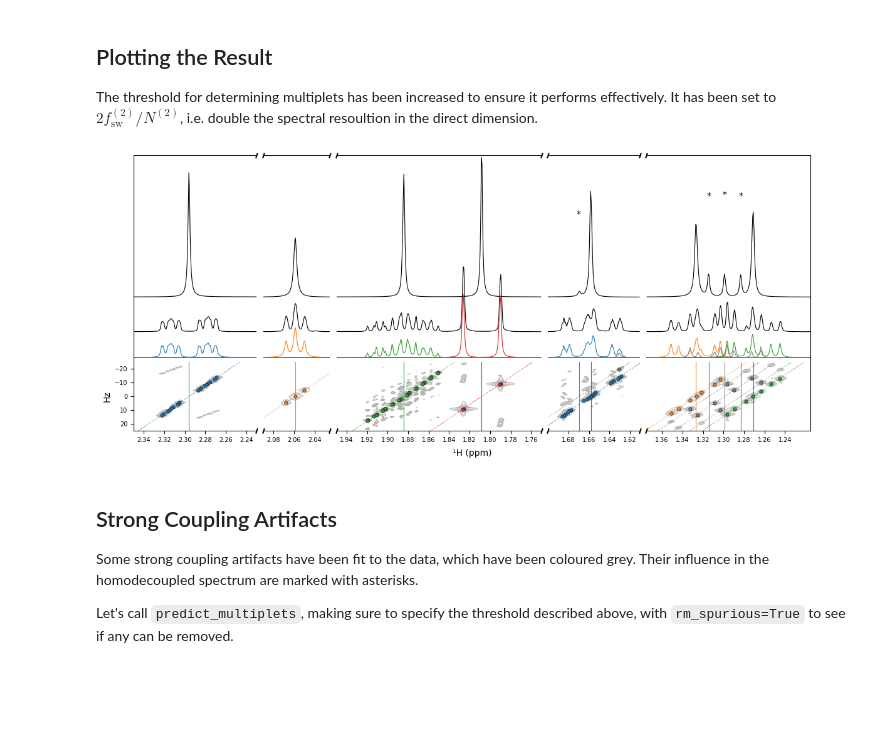
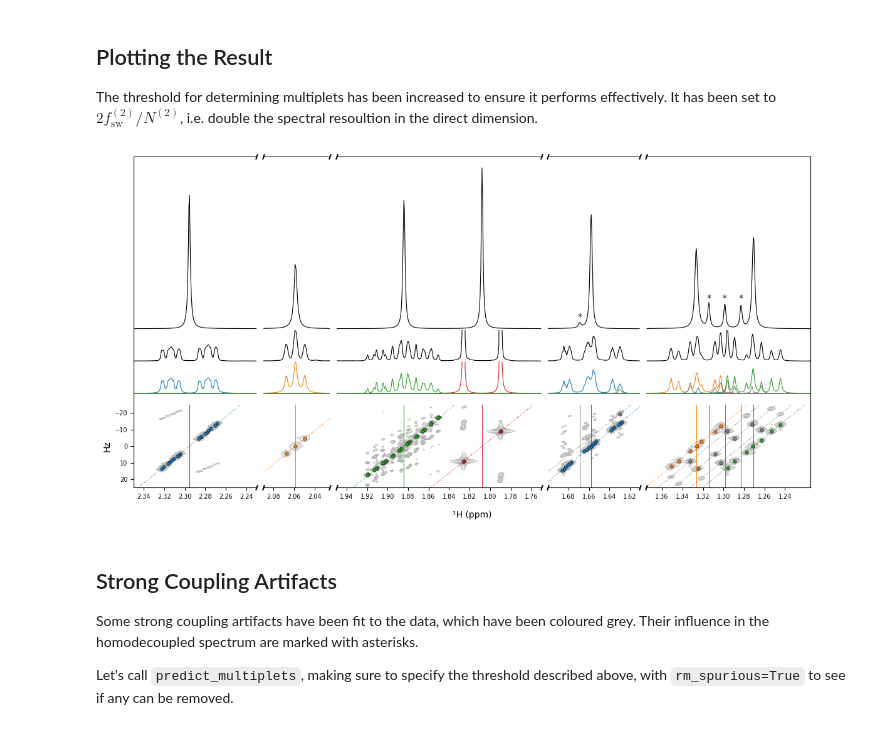
Before and after one commit to foroozandehgroup/cupid-data, a Jupyter notebook: code/camphor/camphor.ipynb, the cells around one changed output. Cells and saved outputs as stored; diff of their text form; code cells hidden in the pictures; blank space fills up the shorter version.

```diff
--- a/code/camphor/camphor.ipynb
+++ b/code/camphor/camphor.ipynb
@@ -85,7 +85,7 @@ default_plot_kwargs = dict(
     multiplet_thold=mp_thold,
     multiplet_lw=0.8,
     marker_size=15.0,
-    figsize=(12.0, 5.0),
+    figsize=(12.0, 6.0),
     axes_left=0.05,
     axes_right=0.95,
     axes_bottom=0.1,
@@ -95,6 +95,8 @@ default_plot_kwargs = dict(
     contour_nlevels=10,
     contour_color="#b0b0b0",
     ratio_1d_2d=(3.0, 1.0),
+    clip_mp=2.0e5,
+    clip_1d=4.0e5,
 )
 
 def make_colors(indices):
@@ -106,35 +108,18 @@ def plot_result(estimator, **kwargs):
         plot_kwargs[key] = value
     fig, axs = estimator.plot_result(**plot_kwargs)
 
-    # >>>
-    # Hack to ensure the instense signals around 1.8 ppm do not dwarf the others in the figure
-    baseline_1d = 1.8e5
-    baseline_cupid = 4.2e5
-    ylim = (-3.0e4, 1.4e6)
-    for i, ax in enumerate(axs[0]):
-        black_lines = [line for line in ax.get_lines() if line.get_color() == "k"]
-        spectrum_1d, spectrum_cupid = black_lines[:2]
-        ydata_1d = spectrum_1d.get_ydata()
-        shift_1d = ydata_1d[0] - baseline_1d
-        spectrum_1d.set_ydata(ydata_1d - shift_1d)
-        ydata_cupid = spectrum_cupid.get_ydata()
-        shift_cupid = ydata_cupid[0] - baseline_cupid
-        spectrum_cupid.set_ydata(ydata_cupid - shift_cupid)
-        ax.set_ylim(ylim)
-    # <<<
-
     return fig, axs
 # %%
 multiplet_colors = make_colors([0, 1, 2, 3, 4, 0, 1, 4, 4, 4, 2])
 fig, axs = plot_result(estimator, multiplet_colors=multiplet_colors)
 
-# Code to label stong coupling fetures in the homodecoupled spectrum.
-axs[0, 3].text(1.67, 9.75e5, "*", ha="center")
-axs[0, 4].text(1.314, 1.1e6, "*", ha="center")
-axs[0, 4].text(1.299, 1.11e6, "*", ha="center")
-axs[0, 4].text(1.283, 1.1e6, "*", ha="center");
+# Label stong coupling fetures in the CUPID spectrum.
+axs[0, 3].text(1.669, 4.7e5, "*", ha="center")
+axs[0, 4].text(1.314, 5.9e5, "*", ha="center")
+axs[0, 4].text(1.299, 5.9e5, "*", ha="center")
+axs[0, 4].text(1.283, 5.9e5, "*", ha="center");
 # %% [output]
-[figure, old version]
+[figure, new version]
 # %% [markdown]
 ## Strong Coupling Artifacts
 
```
Also changed, not shown: parts of 3 cells of this notebook, 2 other files.
